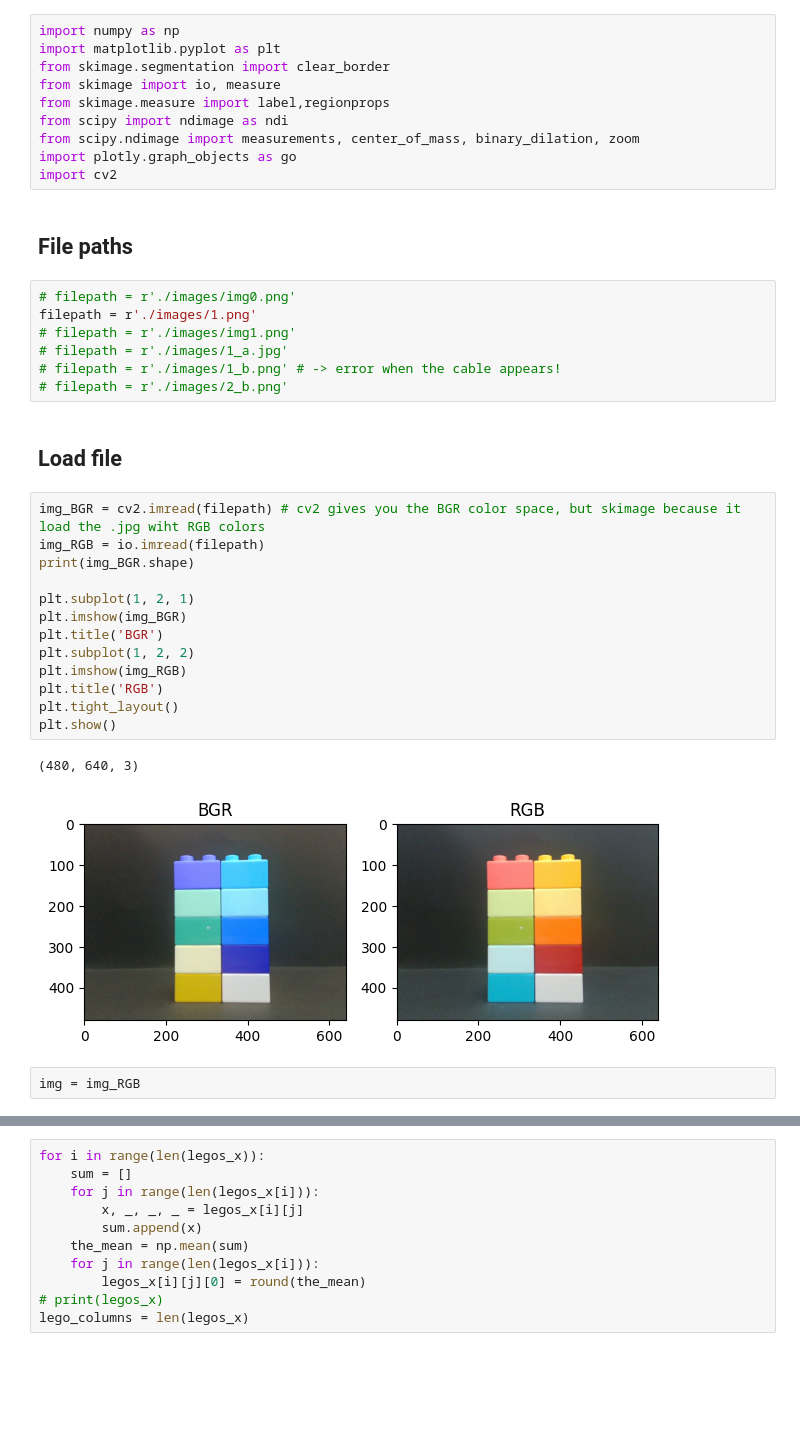
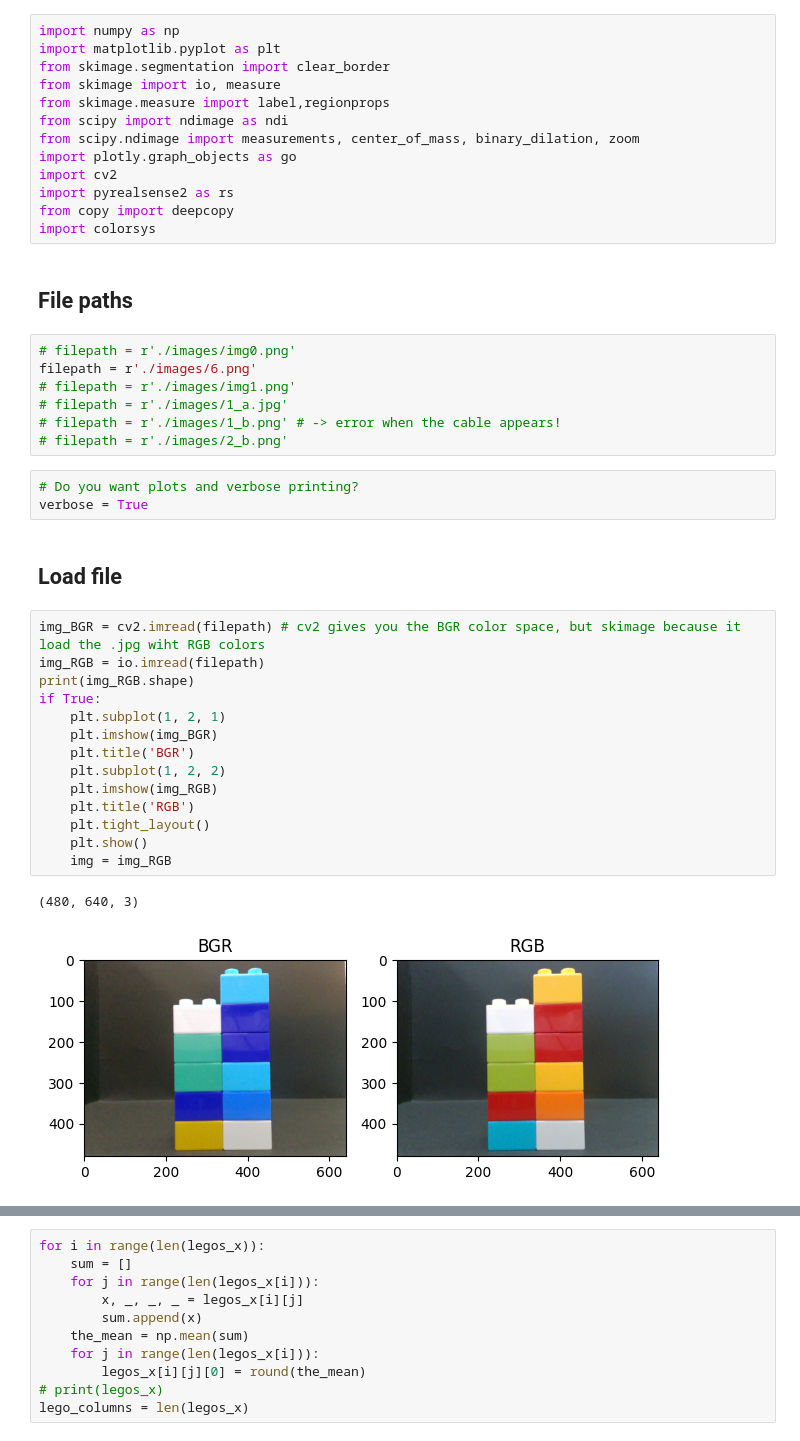
Before and after one commit to jbarciv/LegoMasters, a Jupyter notebook: vision/segmentation.ipynb, the cells around one changed output, grey strips where cells are left out. Saved outputs shown, nothing was run; the diff lists cells and outputs as text; blank space fills up the shorter version.

```diff
--- a/vision/segmentation.ipynb
+++ b/vision/segmentation.ipynb
@@ -8,32 +8,37 @@ from scipy import ndimage as ndi
 from scipy.ndimage import measurements, center_of_mass, binary_dilation, zoom
 import plotly.graph_objects as go
 import cv2
+import pyrealsense2 as rs
+from copy import deepcopy
+import colorsys
 # %% [markdown]
 ## File paths
 # %%
 # filepath = r'./images/img0.png'
-filepath = r'./images/1.png'
+filepath = r'./images/6.png'
 # filepath = r'./images/img1.png'
 # filepath = r'./images/1_a.jpg'
 # filepath = r'./images/1_b.png' # -> error when the cable appears!
 # filepath = r'./images/2_b.png'
+# %%
+# Do you want plots and verbose printing?
+verbose = True
 # %% [markdown]
 ## Load file
 # %%
 img_BGR = cv2.imread(filepath) # cv2 gives you the BGR color space, but skimage because it load the .jpg wiht RGB colors
 img_RGB = io.imread(filepath)
-print(img_BGR.shape)
-
-plt.subplot(1, 2, 1)
-plt.imshow(img_BGR)
-plt.title('BGR')
-plt.subplot(1, 2, 2)
-plt.imshow(img_RGB)
-plt.title('RGB')
-plt.tight_layout()
-plt.show()
+print(img_RGB.shape)
+if True:
+    plt.subplot(1, 2, 1)
+    plt.imshow(img_BGR)
+    plt.title('BGR')
+    plt.subplot(1, 2, 2)
+    plt.imshow(img_RGB)
+    plt.title('RGB')
+    plt.tight_layout()
+    plt.show()
+    img = img_RGB
 # %% [output]
 (480, 640, 3)
-[figure, old version]
+[figure, new version]
-# %%
-img = img_RGB
```
Also changed, not shown: parts of 27 cells of this notebook, 11 other files.
